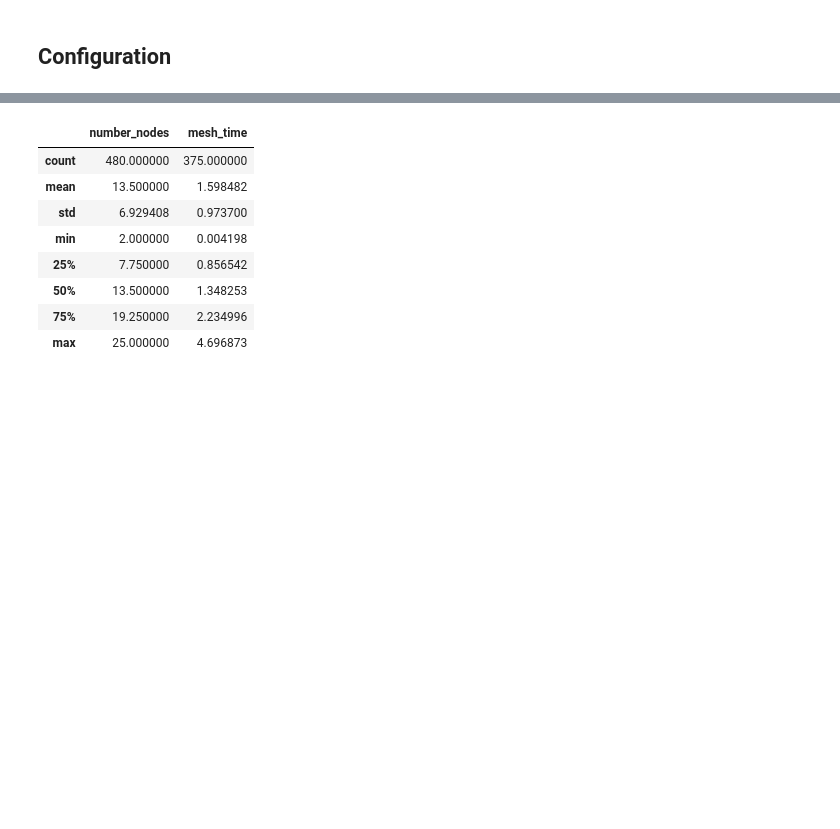
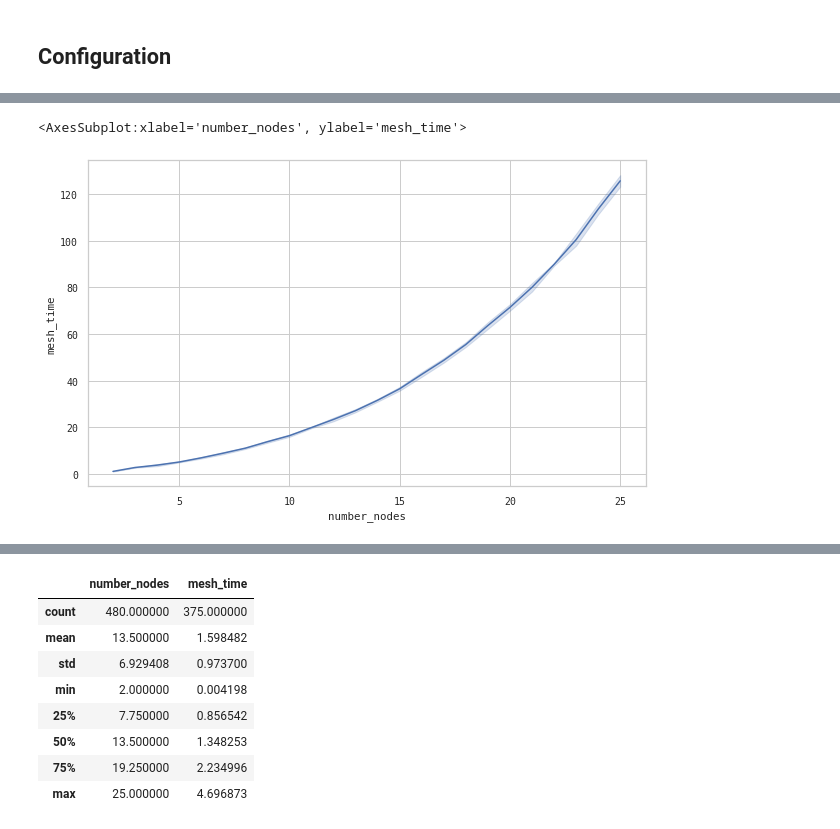
Before and after one commit to javier-pg/sysrepo-cfgssl, a Jupyter notebook: experimental_data/performance_analysis.ipynb, the cells around one changed output, grey strips where cells are left out. Cells and saved outputs as stored; diff of their text form; code cells hidden in the pictures; blank space fills up the shorter version.

```diff
--- a/experimental_data/performance_analysis.ipynb
+++ b/experimental_data/performance_analysis.ipynb
@@ -16,0 +41,12 @@ sns.set_style({'font.family':'monospace'})
+# %%
+# mean lineplot with std
+fig, axs = plt.subplots(1, 1, figsize=(10,6))
+sns.lineplot(x='number_nodes',
+             y='mesh_time',
+             data=times,
+             err_style="band",
+             ci='sd',
+             ax=axs)
+# %% [output]
+<AxesSubplot:xlabel='number_nodes', ylabel='mesh_time'>
+[figure, added]
```
Also changed, not shown: parts of 9 cells of this notebook.
